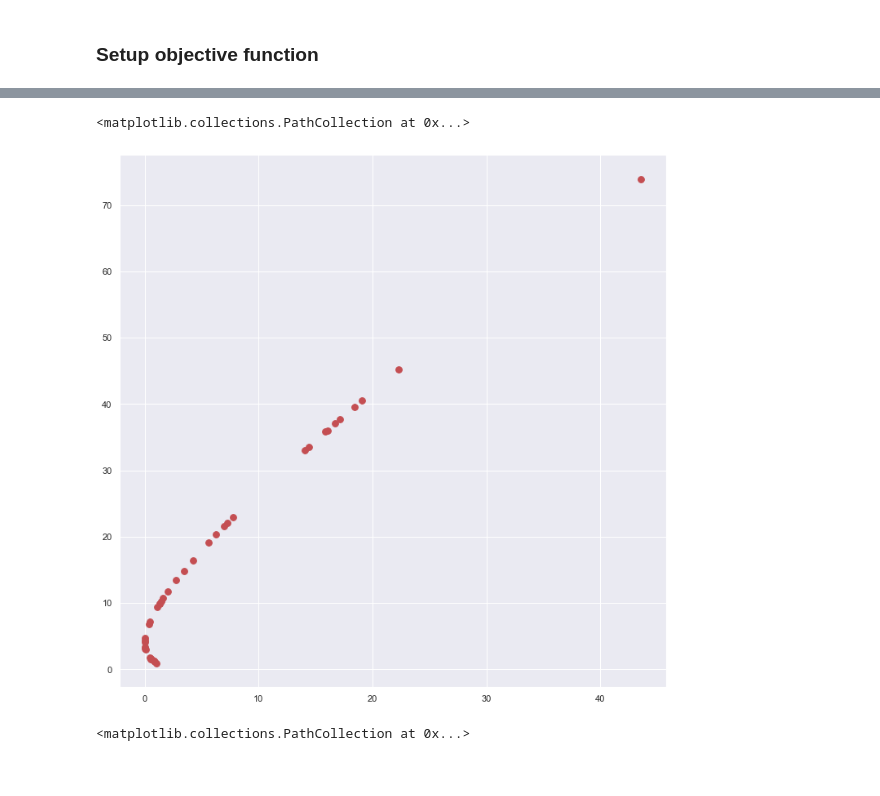
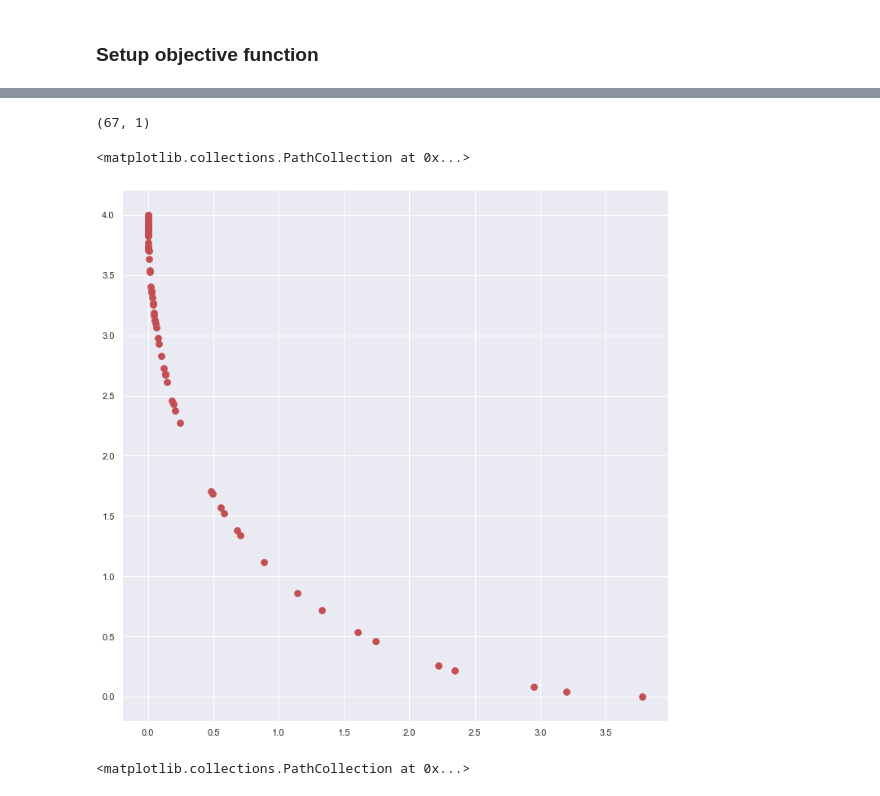
Before and after one commit to kzajac97/SPEA, a Jupyter notebook: SPEA/notebooks/schaffer_run_1.ipynb, the cells around one changed output, grey strips where cells are left out. Drawn from its saved outputs; the diff is of its cells as text; code cells hidden in the pictures.

Commit message:
Run on two test functions

```diff
--- a/SPEA/notebooks/schaffer_run_1.ipynb
+++ b/SPEA/notebooks/schaffer_run_1.ipynb
@@ -82,11 +57,15 @@ pareto_front = optimzier.pareto_front(n_solutions=40)
+# %%
+optimzier.pareto_front.shape
+# %% [output]
+(67, 1)
 # %%
 plt.figure(figsize=[12, 12])
 
-values = np.apply_along_axis(schaffer_function, 0, pareto_front)
+values = np.apply_along_axis(schaffer_function, 0, optimzier.pareto_front)
 plt.scatter(values[0, :], values[1, :], c="r", s=60)
 # %% [output]
 <matplotlib.collections.PathCollection at 0x...>
-[figure, old version]
+[figure, new version]
 # %%
 plt.figure(figsize=[12, 12])
 
```
Also changed, not shown: parts of 3 cells of this notebook, 1 other file.
